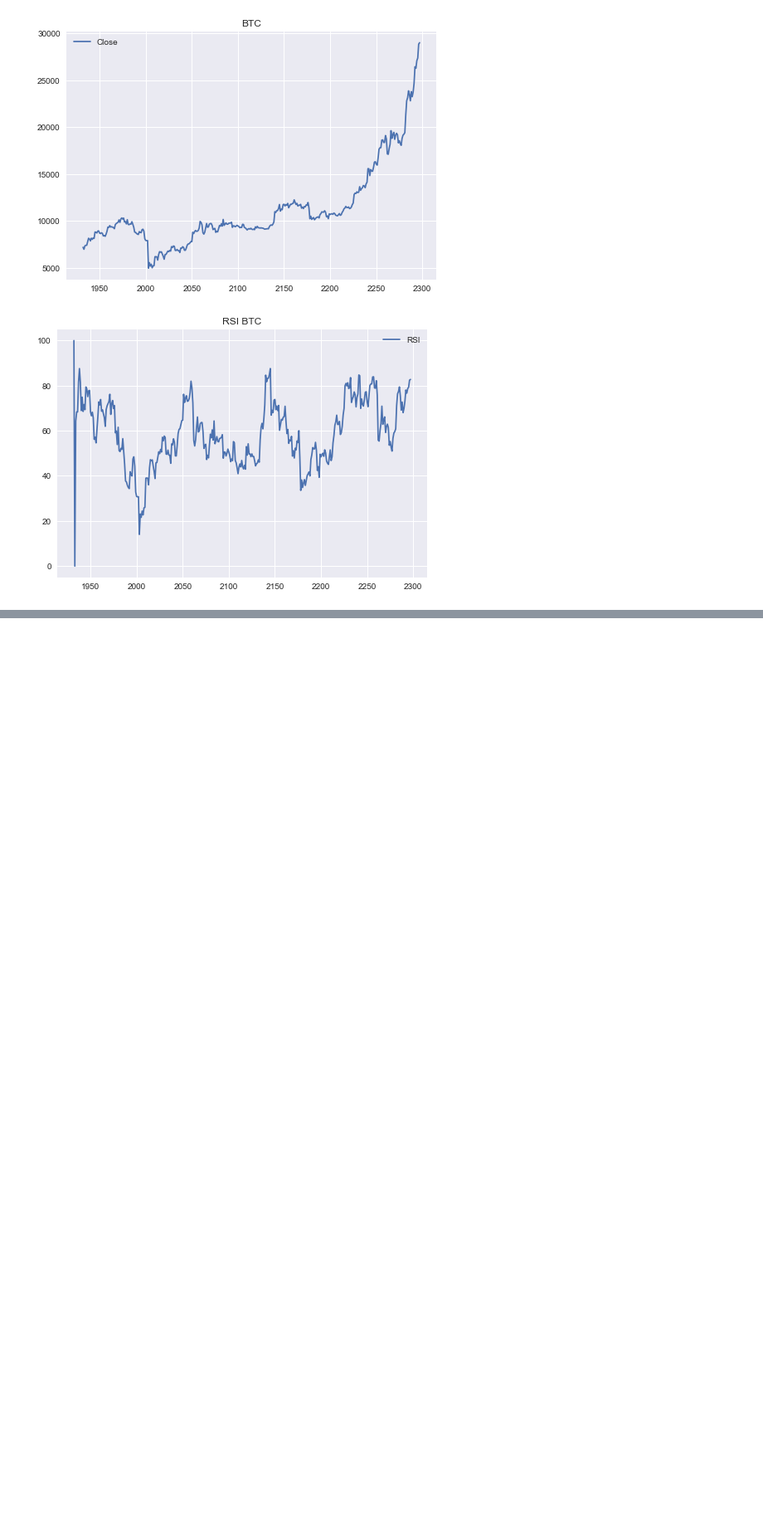
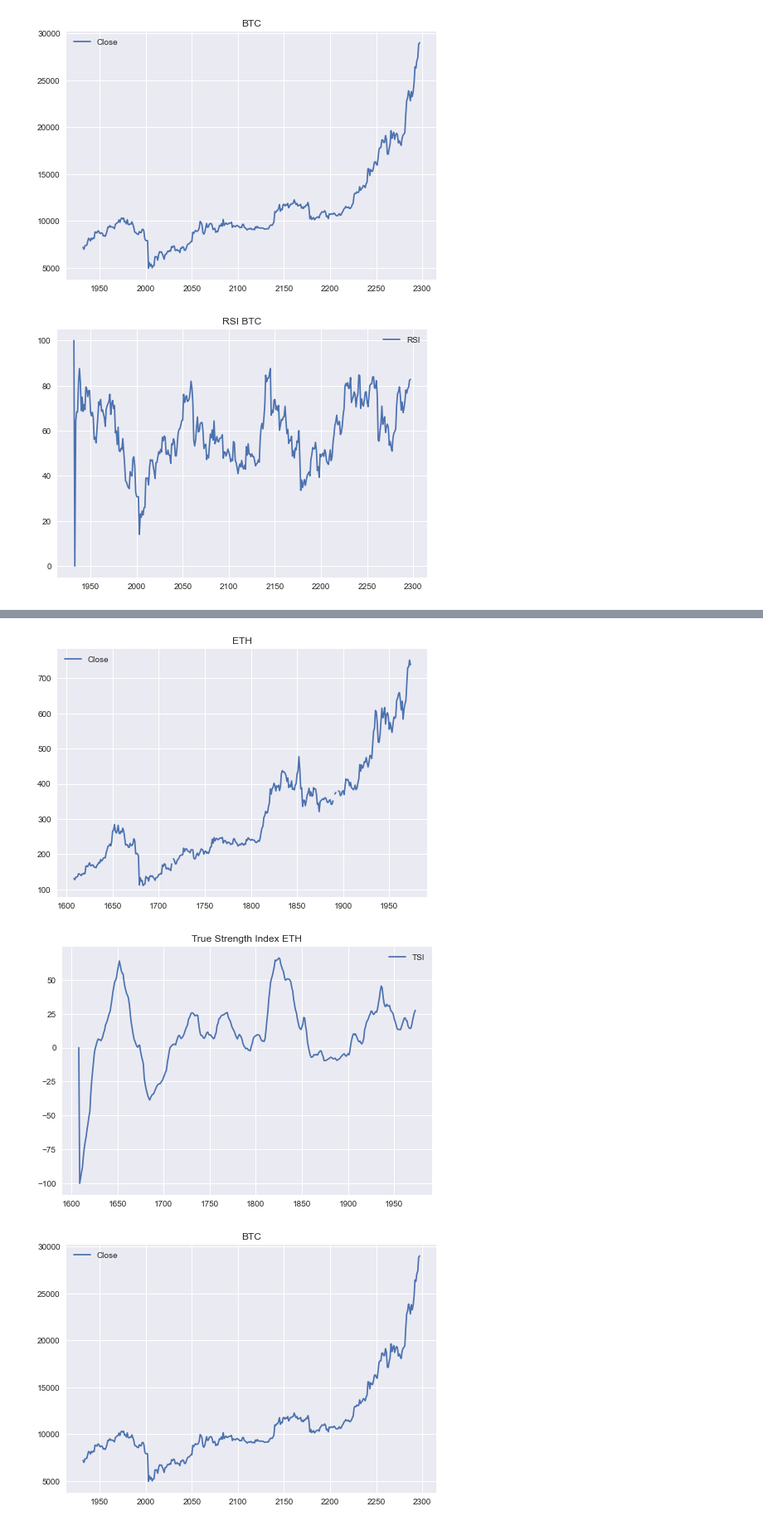
Before and after one commit to malqudah/Technical-Analysis-of-Cryptocurrencies, a Jupyter notebook: project.ipynb, the cells around one changed output, grey strips where cells are left out. Shown at 83% size. Cells and saved outputs as stored; diff of their text form; code cells hidden in the pictures; blank space fills up the shorter version.

```diff
--- a/project.ipynb
+++ b/project.ipynb
@@ -421,0 +444,24 @@ rsi(featuresBTC)
+# %%
+# true strength index - momentum
+def true_strength_index(df):
+    # The true strength index (TSI) is a technical momentum oscillator used to identify trends and reversals.
+    # The TSI fluctuates between positive and negative territory. Positive territory means the bulls are more in control of the asset. Negative territory means the bears are more in control.
+    # When the indicator divergences with price, the TSI may be signaling the price trend is weakening and may reverse.
+    # Mark extreme TSI levels, on the asset being traded, to see where overbought and oversold is. Being oversold doesn't necessarily
+    # mean it is time to buy, and when an asset is overbought it doesn't necessarily mean it is time to sell. Traders will typically watch for other signals to trigger a
+    # trade decision. For example, they may wait for the price or TSI to start dropping before selling in overbought territory.
+    plt.plot(df.Close, label='Close')
+    plt.title(df.name)
+    plt.legend()
+    plt.show()
+    plt.plot(df.momentum_tsi, label='TSI')
+    plt.title('True Strength Index ' + df.name)
+    plt.legend()
+    plt.show()
+# %%
+true_strength_index(featuresETH)
+true_strength_index(featuresBTC)
+# %% [output]
+[figure, added]
+[figure, added]
+[figure, added]
```
Also changed, not shown: parts of 10 cells of this notebook.
